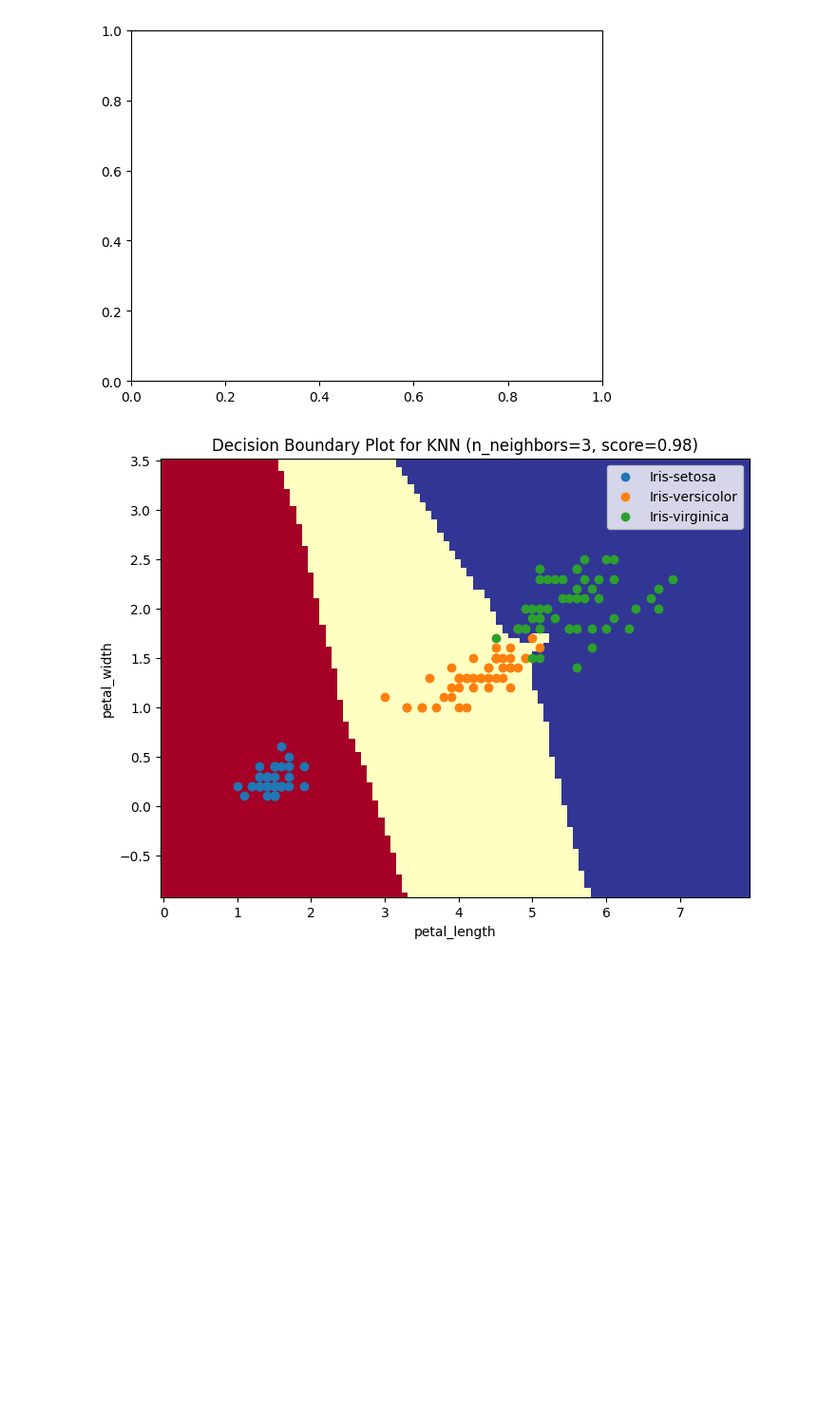
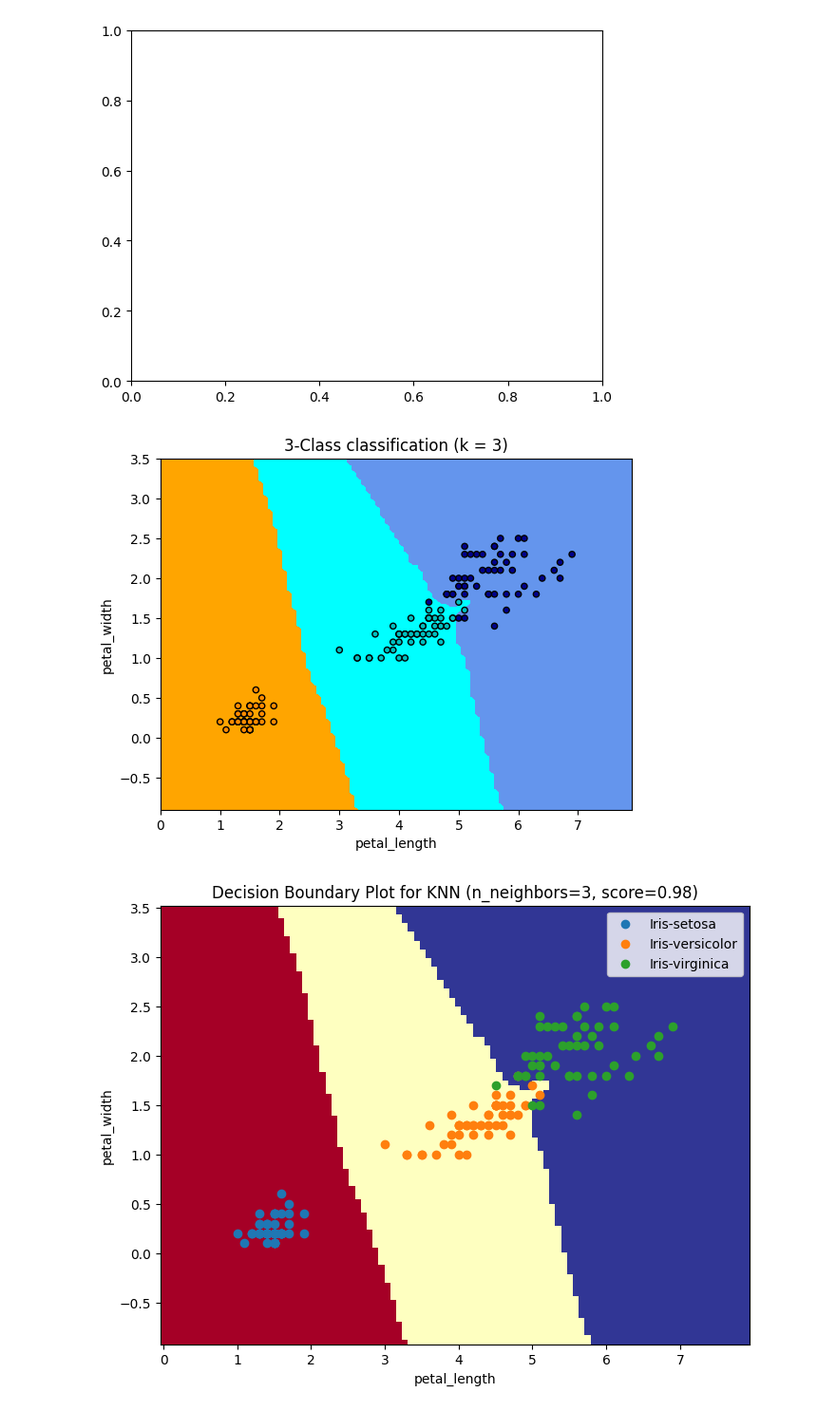
Before and after one commit to everestso/Fall24Spring25, a Jupyter notebook: c164InClass3.ipynb, the cells around one changed output. Shown at 95% size. Drawn from its saved outputs; the diff is of its cells as text; code cells hidden in the pictures; blank space fills up the shorter version.

```diff
--- a/c164InClass3.ipynb
+++ b/c164InClass3.ipynb
@@ -110,6 +110,41 @@ plt.show()
 # %% [output]
 TypeError: Image data of dtype object cannot be converted to float
 [figure]
+# %%
+# prompt: Redo this decision boundary plot using sklearn.inspection import DecisionBoundaryDisplay.
+import matplotlib.pyplot as plt
+from sklearn.inspection import DecisionBoundaryDisplay
+from matplotlib.colors import ListedColormap # Import ListedColormap
+
+# Create color maps
+cmap_light = ListedColormap(['orange', 'cyan', 'cornflowerblue']) # Define cmap_light
+cmap_bold = ListedColormap(['darkorange', 'c', 'darkblue'])
+
+# Initialize model with k=3
+KNN_Model = KNeighborsClassifier(n_neighbors=3)
+
+# Fit the model
+KNN_Model.fit(X, y)
+
+# ... (rest of your existing code)
+
+# Use DecisionBoundaryDisplay
+_, ax = plt.subplots()
+DecisionBoundaryDisplay.from_estimator(
+    KNN_Model, X, cmap=cmap_light, ax=ax, response_method="predict"
+)
+
+# Plot also the training points
+# Convert string labels to numerical values for color mapping
+y_numeric = pd.factorize(y)[0]  # Convert class labels to numerical values
+
+plt.scatter(X.iloc[:, 0], X.iloc[:, 1], c=y_numeric, cmap=cmap_bold, # Use y_numeric for color
+            edgecolor='k', s=20)
+
+plt.title("3-Class classification (k = %i)" % (3))
+plt.show()
+# %% [output]
+[figure, added]
 # %%
 import matplotlib.pyplot as plt
 from sklearn.inspection import DecisionBoundaryDisplay
```
Also changed, not shown: parts of 1 cell of this notebook.
